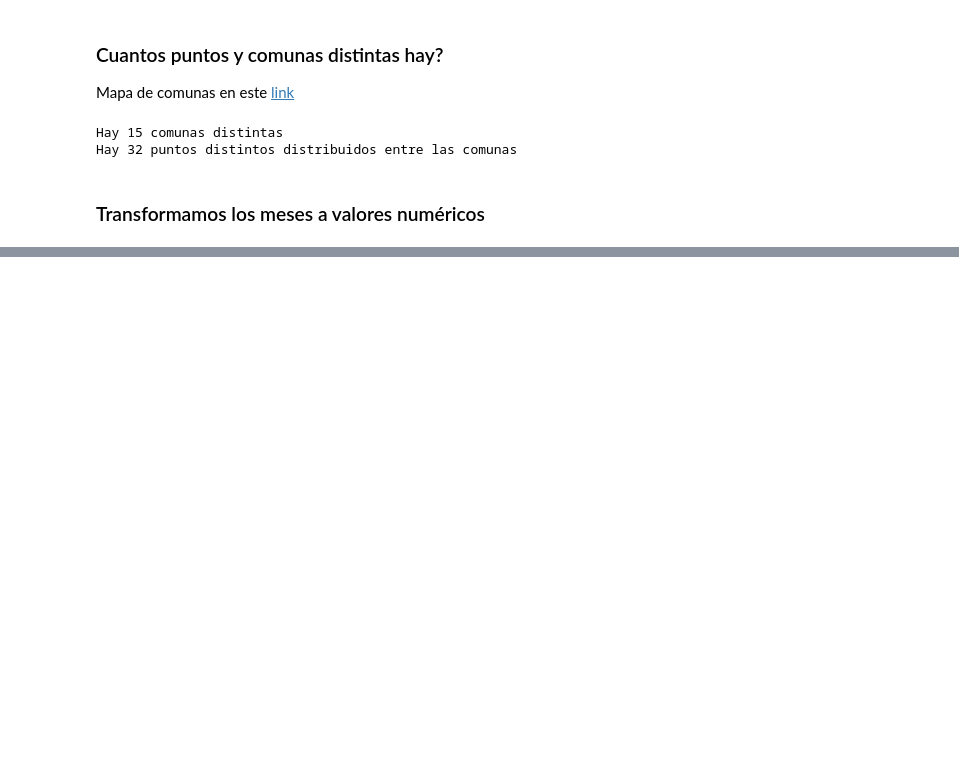
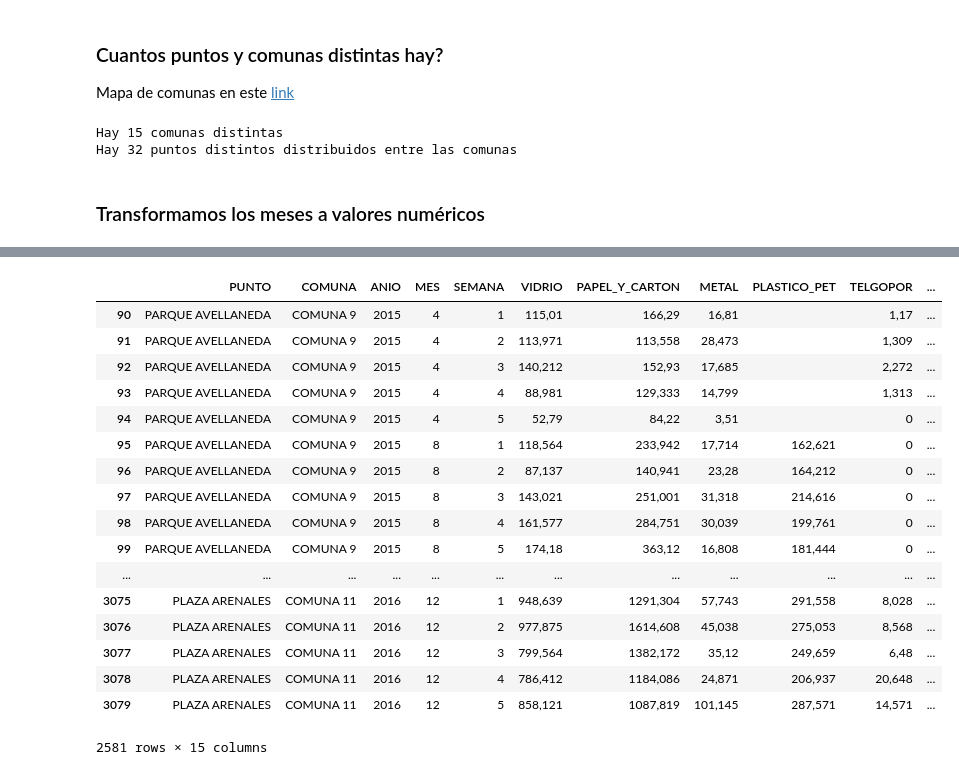
Before and after one commit to denisemartin28/reciclaje, a Jupyter notebook: TP2019.ipynb, the cells around one changed output, grey strips where cells are left out. Saved outputs shown, nothing was run; the diff lists cells and outputs as text; code cells hidden in the pictures; blank space fills up the shorter version.

Commit message:
Dataframe filtrado segun criterio, falta llenar las semanas vacias

```diff
--- a/TP2019.ipynb
+++ b/TP2019.ipynb
@@ -223,0 +233,26 @@ Tabla_de_Vacios_Completa
+# %%
+pesajes_criterio_de_limpieza = pesajes.loc[~pesajes['PUNTO'].isin(['ESTACION VILLA SOLDATI',
+                                                                 'PLAZA 25 DE AGOSTO',
+                                                                 'PLAZA VELAZCO IBARRA',
+                                                                 'PLAZA M BELGRANO',
+                                                                 'PLAZA SAN MARTIN'])]
+pesajes_criterio_de_limpieza
+# %% [output]
+|  | PUNTO | COMUNA | ANIO | MES | SEMANA | VIDRIO | PAPEL_Y_CARTON | METAL | PLASTICO_PET | TELGOPOR | ... |
+| 90 | PARQUE AVELLANEDA | COMUNA 9 | 2015 | 4 | 1 | 115,01 | 166,29 | 16,81 |  | 1,17 | ... |
+| 91 | PARQUE AVELLANEDA | COMUNA 9 | 2015 | 4 | 2 | 113,971 | 113,558 | 28,473 |  | 1,309 | ... |
+| 92 | PARQUE AVELLANEDA | COMUNA 9 | 2015 | 4 | 3 | 140,212 | 152,93 | 17,685 |  | 2,272 | ... |
+| 93 | PARQUE AVELLANEDA | COMUNA 9 | 2015 | 4 | 4 | 88,981 | 129,333 | 14,799 |  | 1,313 | ... |
+| 94 | PARQUE AVELLANEDA | COMUNA 9 | 2015 | 4 | 5 | 52,79 | 84,22 | 3,51 |  | 0 | ... |
+| 95 | PARQUE AVELLANEDA | COMUNA 9 | 2015 | 8 | 1 | 118,564 | 233,942 | 17,714 | 162,621 | 0 | ... |
+| 96 | PARQUE AVELLANEDA | COMUNA 9 | 2015 | 8 | 2 | 87,137 | 140,941 | 23,28 | 164,212 | 0 | ... |
+| 97 | PARQUE AVELLANEDA | COMUNA 9 | 2015 | 8 | 3 | 143,021 | 251,001 | 31,318 | 214,616 | 0 | ... |
+| 98 | PARQUE AVELLANEDA | COMUNA 9 | 2015 | 8 | 4 | 161,577 | 284,751 | 30,039 | 199,761 | 0 | ... |
+| 99 | PARQUE AVELLANEDA | COMUNA 9 | 2015 | 8 | 5 | 174,18 | 363,12 | 16,808 | 181,444 | 0 | ... |
+| ... | ... | ... | ... | ... | ... | ... | ... | ... | ... | ... | ... |
+| 3075 | PLAZA ARENALES | COMUNA 11 | 2016 | 12 | 1 | 948,639 | 1291,304 | 57,743 | 291,558 | 8,028 | ... |
+| 3076 | PLAZA ARENALES | COMUNA 11 | 2016 | 12 | 2 | 977,875 | 1614,608 | 45,038 | 275,053 | 8,568 | ... |
+| 3077 | PLAZA ARENALES | COMUNA 11 | 2016 | 12 | 3 | 799,564 | 1382,172 | 35,12 | 249,659 | 6,48 | ... |
+| 3078 | PLAZA ARENALES | COMUNA 11 | 2016 | 12 | 4 | 786,412 | 1184,086 | 24,871 | 206,937 | 20,648 | ... |
+| 3079 | PLAZA ARENALES | COMUNA 11 | 2016 | 12 | 5 | 858,121 | 1087,819 | 101,145 | 287,571 | 14,571 | ... |
+2581 rows × 15 columns
```
Also changed, not shown: parts of 18 cells of this notebook.
